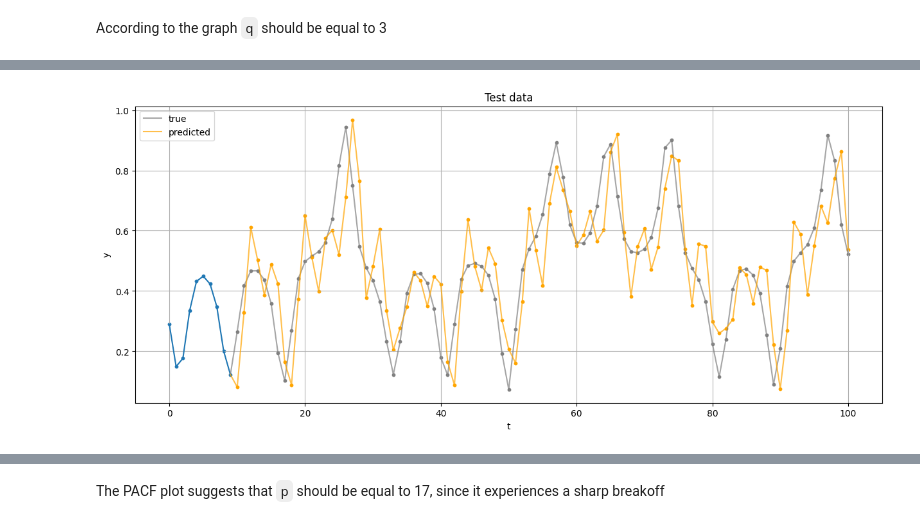
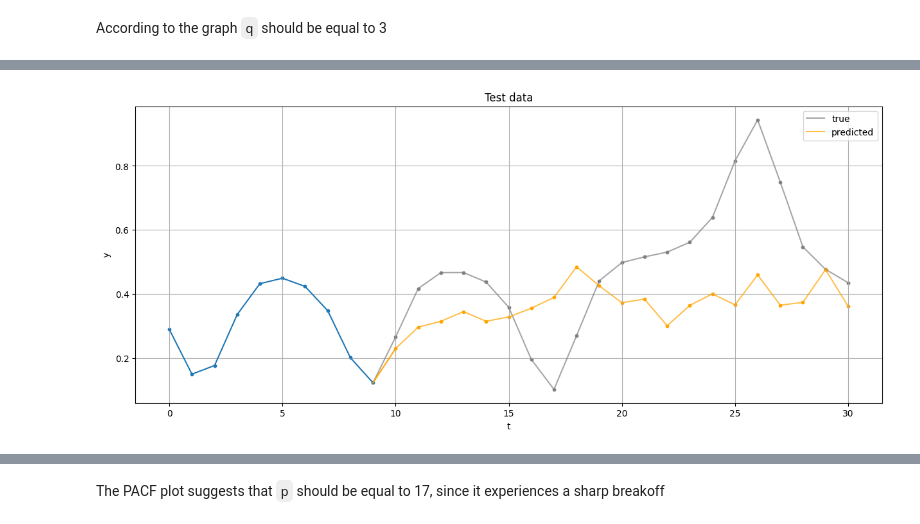
Before and after one commit to succSeeded/ts-2025, a Jupyter notebook: hw1-2/main.ipynb, the cells around one changed output, grey strips where cells are left out. Drawn from its saved outputs; the diff is of its cells as text; code cells hidden in the pictures.

```diff
--- a/hw1-2/main.ipynb
+++ b/hw1-2/main.ipynb
@@ -74,7 +74,8 @@ class AR(BaseEstimator, RegressorMixin):
             self.loss_hist_.append(loss)
             if i != 0:
                 if np.abs(loss - prev_loss) < self.tol_:
-                    print("Min tolerance reached!")
+                    if self.verbose_:
+                        print("Min tolerance reached!")
                     break
             else:
                 if self.verbose_:
@@ -102,22 +90,29 @@ plt.show()
 # %%
-k = 100
+k = 30
 p = 10
 
-ar_preds = np.array([ar.predict(train[:i + p]) for i in range(0, k - p + 1)])
+ar = AR(p).fit(train)
+ar_preds = train[:p].copy()
+
+for i in range(0, k - p + 1):
+    pred = ar.predict(ar_preds)
+    ar_preds = np.append(ar_preds, pred)
+
+# ar_preds = np.array([ar.predict(train[:i + p]) for i in range(0, k - p + 1)])
 
 plt.figure(figsize=(15, 6))
 plt.scatter(np.arange(0, p), train[:p], s=10)
 plt.plot(np.arange(0, p), train[:p])
 plt.scatter(np.arange(p, k+1), train[p:k+1], s=10, c="grey")
 plt.plot(np.arange(p-1, k+1), train[p-1:k+1], c="grey", alpha=.7, label = "true")
-plt.scatter(np.arange(p, k+1), ar_preds, s=10, c="orange")
-plt.plot(np.arange(p, k+1), ar_preds, c="orange", alpha=.7, label="predicted")
-plt.plot([p-1, p], [train[p-1], ar_preds[0]], c="orange", alpha=.7)
+plt.scatter(np.arange(p, k+1), ar_preds[p:k+1], s=10, c="orange")
+plt.plot(np.arange(p-1, k+1), ar_preds[p-1:k+1], c="orange", alpha=.7, label="predicted")
+plt.plot([p-1, p], ar_preds[p-1:p+1], c="orange", alpha=.7)
 plt.title("Test data")
 plt.xlabel("t")
 plt.ylabel("y")
 plt.legend()
 plt.grid()
 plt.show()
 # %% [output]
-[figure, old version]
+[figure, new version]
```
Also changed, not shown: parts of 4 cells of this notebook.
